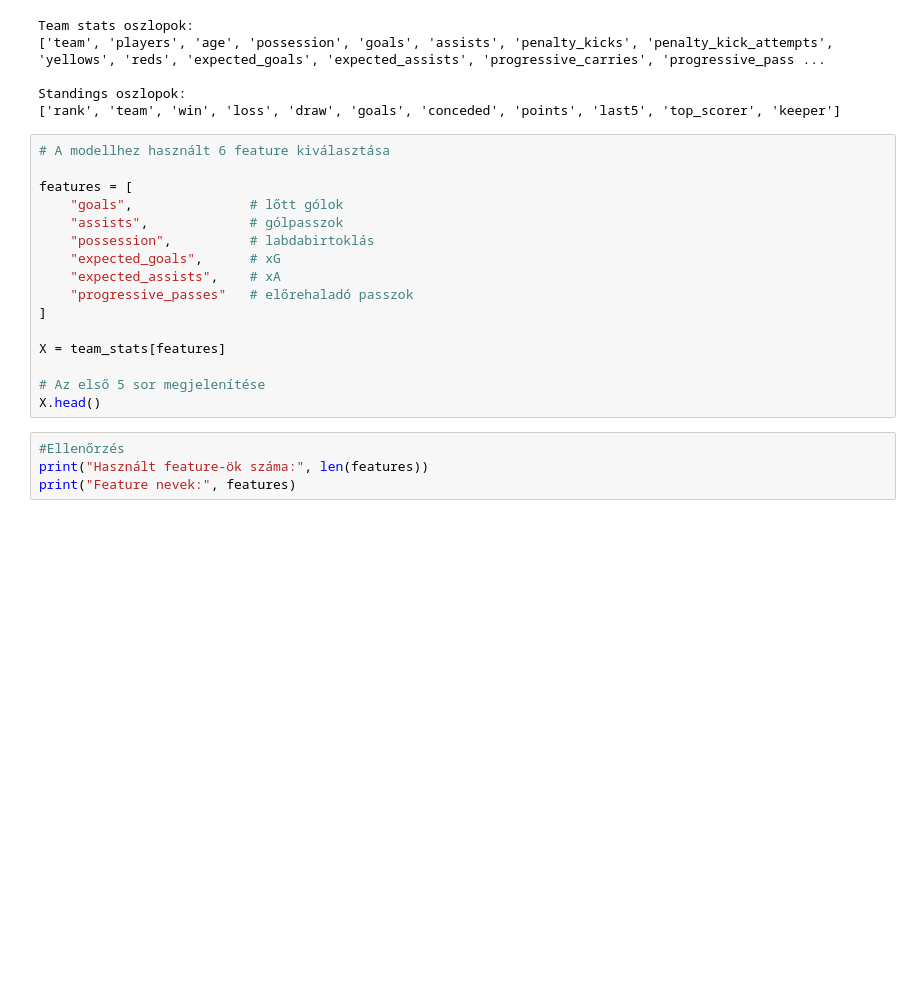
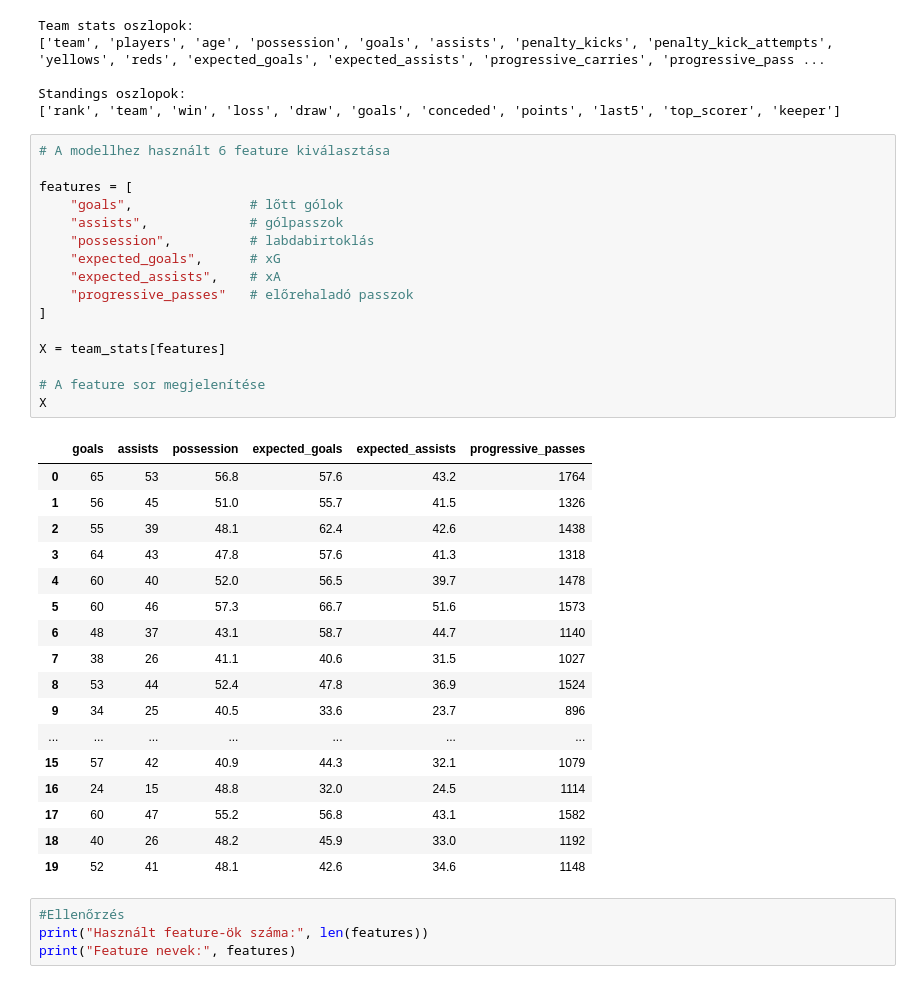
Before and after one commit to martinrozsahegyi/Beadand--g-pi-tanul-s--s-adattudom-ny, a Jupyter notebook: main.ipynb, the cells around one changed output. Saved outputs shown, nothing was run; the diff lists cells and outputs as text; blank space fills up the shorter version.

```diff
--- a/main.ipynb
+++ b/main.ipynb
@@ -22,19 +22,37 @@ Standings oszlopok:
 # %%
 # A modellhez használt 6 feature kiválasztása
 
 features = [
     "goals",               # lőtt gólok
     "assists",             # gólpasszok
     "possession",          # labdabirtoklás
     "expected_goals",      # xG
     "expected_assists",    # xA
     "progressive_passes"   # előrehaladó passzok
 ]
 
 X = team_stats[features]
 
-# Az első 5 sor megjelenítése
-X.head()
+# A feature sor megjelenítése
+X
+# %% [output]
+|  | goals | assists | possession | expected_goals | expected_assists | progressive_passes |
+| 0 | 65 | 53 | 56.8 | 57.6 | 43.2 | 1764 |
+| 1 | 56 | 45 | 51.0 | 55.7 | 41.5 | 1326 |
+| 2 | 55 | 39 | 48.1 | 62.4 | 42.6 | 1438 |
+| 3 | 64 | 43 | 47.8 | 57.6 | 41.3 | 1318 |
+| 4 | 60 | 40 | 52.0 | 56.5 | 39.7 | 1478 |
+| 5 | 60 | 46 | 57.3 | 66.7 | 51.6 | 1573 |
+| 6 | 48 | 37 | 43.1 | 58.7 | 44.7 | 1140 |
+| 7 | 38 | 26 | 41.1 | 40.6 | 31.5 | 1027 |
+| 8 | 53 | 44 | 52.4 | 47.8 | 36.9 | 1524 |
+| 9 | 34 | 25 | 40.5 | 33.6 | 23.7 | 896 |
+| ... | ... | ... | ... | ... | ... | ... |
+| 15 | 57 | 42 | 40.9 | 44.3 | 32.1 | 1079 |
+| 16 | 24 | 15 | 48.8 | 32.0 | 24.5 | 1114 |
+| 17 | 60 | 47 | 55.2 | 56.8 | 43.1 | 1582 |
+| 18 | 40 | 26 | 48.2 | 45.9 | 33.0 | 1192 |
+| 19 | 52 | 41 | 48.1 | 42.6 | 34.6 | 1148 |
 # %%
 #Ellenőrzés
 print("Használt feature-ök száma:", len(features))
```
Also changed, not shown: parts of 3 cells of this notebook.
